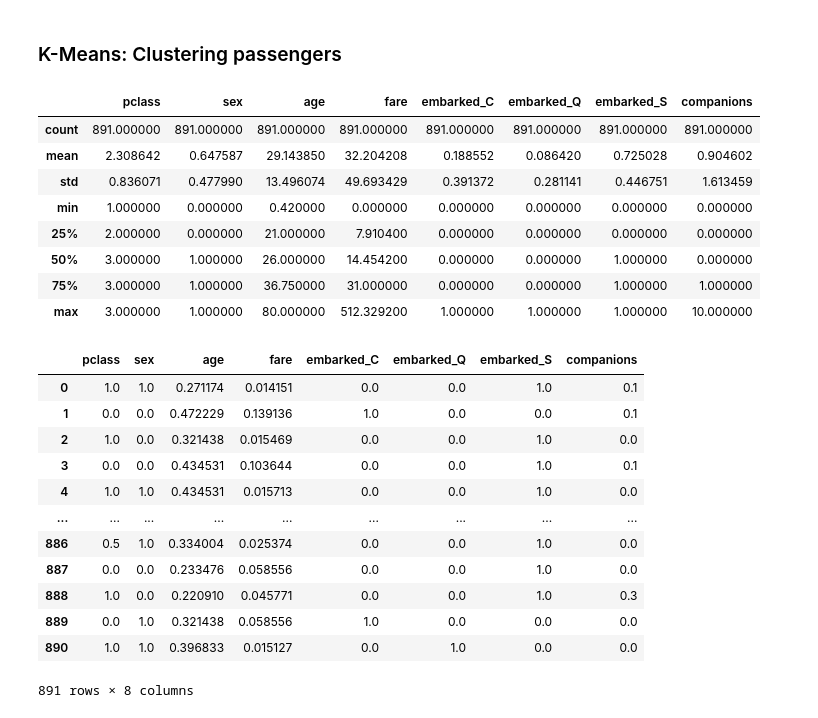
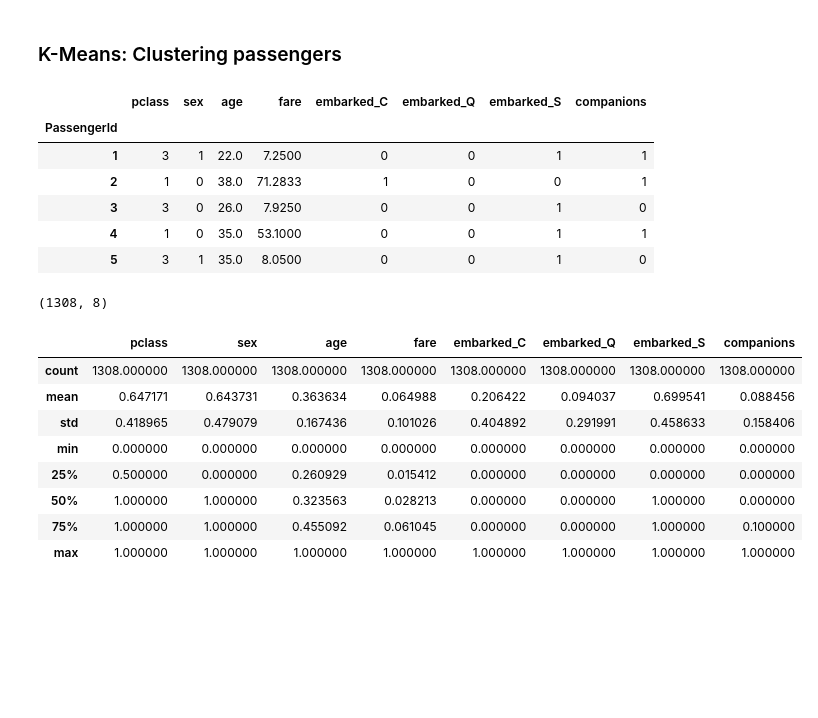
Before and after one commit to RuizLorenzoChavez/practical-ML, a Jupyter notebook: titanic.ipynb, the cells around one changed output. Cells and saved outputs as stored; diff of their text form; code cells hidden in the pictures; blank space fills up the shorter version.

```diff
--- a/titanic.ipynb
+++ b/titanic.ipynb
@@ -513,6 +512,7 @@ def preprocessing(df):
     df = cabin_solution(df)
     df = categorical_encoding(df)
     df = companion_solution(df)
+    df = df.dropna(subset=["fare"])
     return df
 
 test_df = preprocessing(test_df)
@@ -531,39 +531,36 @@ print(test_df.shape)
 # %% [markdown]
 ### K-Means: Clustering passengers
 # %%
-kmeans_df = train_df.loc[:, train_df.dtypes != "object"].copy()
+traintest_df = pd.concat([train_df, test_df])
+kmeans_df = traintest_df.loc[:, traintest_df.dtypes != "object"].copy()
 kmeans_df = kmeans_df[kmeans_df.columns[1:]]
-kmeans_df.describe()
+display(kmeans_df.head())
+print(kmeans_df.shape)
 # %% [output]
 |  | pclass | sex | age | fare | embarked_C | embarked_Q | embarked_S | companions |
-| count | 891.000000 | 891.000000 | 891.000000 | 891.000000 | 891.000000 | 891.000000 | 891.000000 | 891.000000 |
-| mean | 2.308642 | 0.647587 | 29.143850 | 32.204208 | 0.188552 | 0.086420 | 0.725028 | 0.904602 |
-| std | 0.836071 | 0.477990 | 13.496074 | 49.693429 | 0.391372 | 0.281141 | 0.446751 | 1.613459 |
-| min | 1.000000 | 0.000000 | 0.420000 | 0.000000 | 0.000000 | 0.000000 | 0.000000 | 0.000000 |
-| 25% | 2.000000 | 0.000000 | 21.000000 | 7.910400 | 0.000000 | 0.000000 | 0.000000 | 0.000000 |
-| 50% | 3.000000 | 1.000000 | 26.000000 | 14.454200 | 0.000000 | 0.000000 | 1.000000 | 0.000000 |
-| 75% | 3.000000 | 1.000000 | 36.750000 | 31.000000 | 0.000000 | 0.000000 | 1.000000 | 1.000000 |
-| max | 3.000000 | 1.000000 | 80.000000 | 512.329200 | 1.000000 | 1.000000 | 1.000000 | 10.000000 |
+| PassengerId |  |  |  |  |  |  |  |  |
+| 1 | 3 | 1 | 22.0 | 7.2500 | 0 | 0 | 1 | 1 |
+| 2 | 1 | 0 | 38.0 | 71.2833 | 1 | 0 | 0 | 1 |
+| 3 | 3 | 0 | 26.0 | 7.9250 | 0 | 0 | 1 | 0 |
+| 4 | 1 | 0 | 35.0 | 53.1000 | 0 | 0 | 1 | 1 |
+| 5 | 3 | 1 | 35.0 | 8.0500 | 0 | 0 | 1 | 0 |
+(1308, 8)
 # %%
 #  minmax scaling dataframe
 minmax = MinMaxScaler()
 scaled_kmeans = minmax.fit_transform(kmeans_df)
 kmeans_df = pd.DataFrame(scaled_kmeans, columns=kmeans_df.columns)
-kmeans_df
+kmeans_df.describe()
 # %% [output]
 |  | pclass | sex | age | fare | embarked_C | embarked_Q | embarked_S | companions |
-| 0 | 1.0 | 1.0 | 0.271174 | 0.014151 | 0.0 | 0.0 | 1.0 | 0.1 |
-| 1 | 0.0 | 0.0 | 0.472229 | 0.139136 | 1.0 | 0.0 | 0.0 | 0.1 |
-| 2 | 1.0 | 0.0 | 0.321438 | 0.015469 | 0.0 | 0.0 | 1.0 | 0.0 |
-| 3 | 0.0 | 0.0 | 0.434531 | 0.103644 | 0.0 | 0.0 | 1.0 | 0.1 |
-| 4 | 1.0 | 1.0 | 0.434531 | 0.015713 | 0.0 | 0.0 | 1.0 | 0.0 |
-| ... | ... | ... | ... | ... | ... | ... | ... | ... |
-| 886 | 0.5 | 1.0 | 0.334004 | 0.025374 | 0.0 | 0.0 | 1.0 | 0.0 |
-| 887 | 0.0 | 0.0 | 0.233476 | 0.058556 | 0.0 | 0.0 | 1.0 | 0.0 |
-| 888 | 1.0 | 0.0 | 0.220910 | 0.045771 | 0.0 | 0.0 | 1.0 | 0.3 |
-| 889 | 0.0 | 1.0 | 0.321438 | 0.058556 | 1.0 | 0.0 | 0.0 | 0.0 |
-| 890 | 1.0 | 1.0 | 0.396833 | 0.015127 | 0.0 | 1.0 | 0.0 | 0.0 |
+| count | 1308.000000 | 1308.000000 | 1308.000000 | 1308.000000 | 1308.000000 | 1308.000000 | 1308.000000 | 1308.000000 |
+| mean | 0.647171 | 0.643731 | 0.363634 | 0.064988 | 0.206422 | 0.094037 | 0.699541 | 0.088456 |
+| std | 0.418965 | 0.479079 | 0.167436 | 0.101026 | 0.404892 | 0.291991 | 0.458633 | 0.158406 |
+| min | 0.000000 | 0.000000 | 0.000000 | 0.000000 | 0.000000 | 0.000000 | 0.000000 | 0.000000 |
+| 25% | 0.500000 | 0.000000 | 0.260929 | 0.015412 | 0.000000 | 0.000000 | 0.000000 | 0.000000 |
+| 50% | 1.000000 | 1.000000 | 0.323563 | 0.028213 | 0.000000 | 0.000000 | 1.000000 | 0.000000 |
+| 75% | 1.000000 | 1.000000 | 0.455092 | 0.061045 | 0.000000 | 0.000000 | 1.000000 | 0.100000 |
+| max | 1.000000 | 1.000000 | 1.000000 | 1.000000 | 1.000000 | 1.000000 | 1.000000 | 1.000000 |
-891 rows × 8 columns
 # %%
 #  relevant features
 relevant_features = ["pclass",
```
Also changed, not shown: parts of 11 cells of this notebook.
